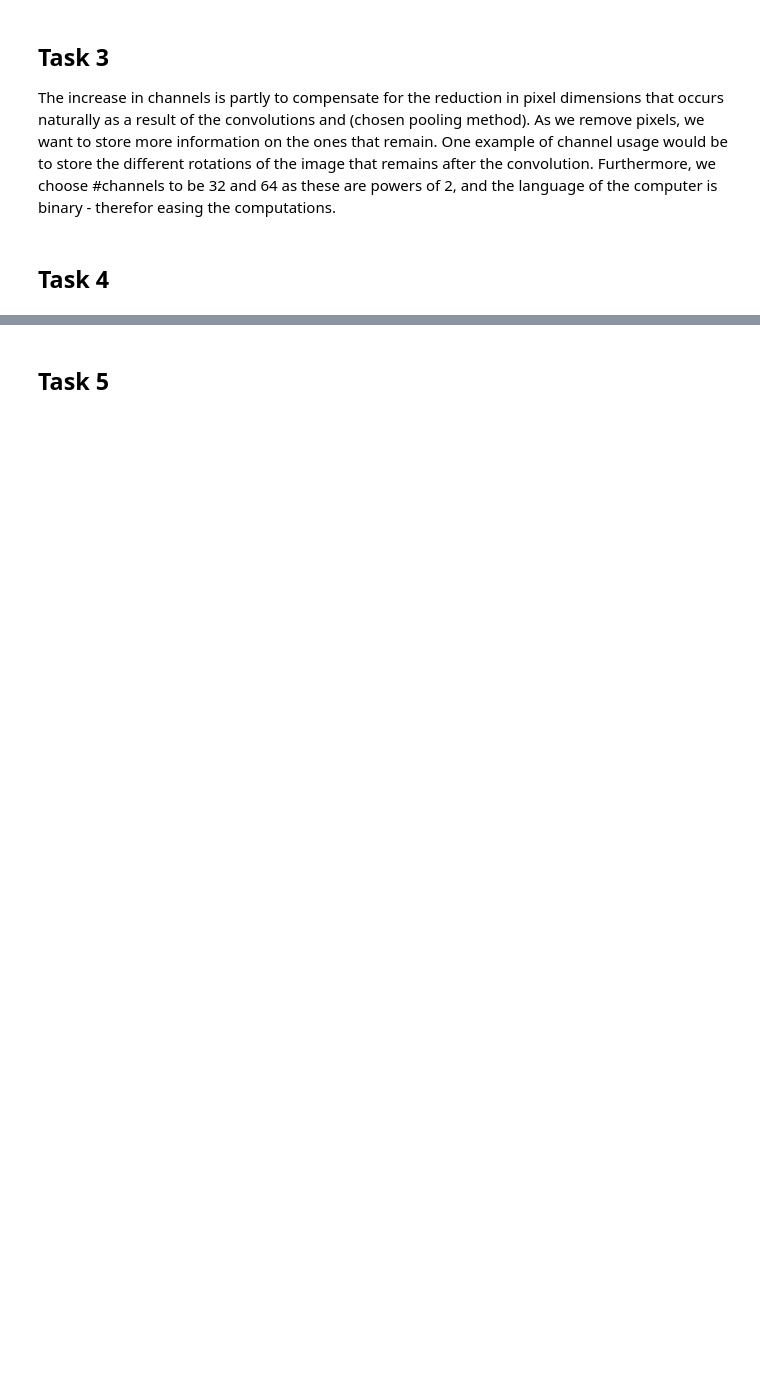
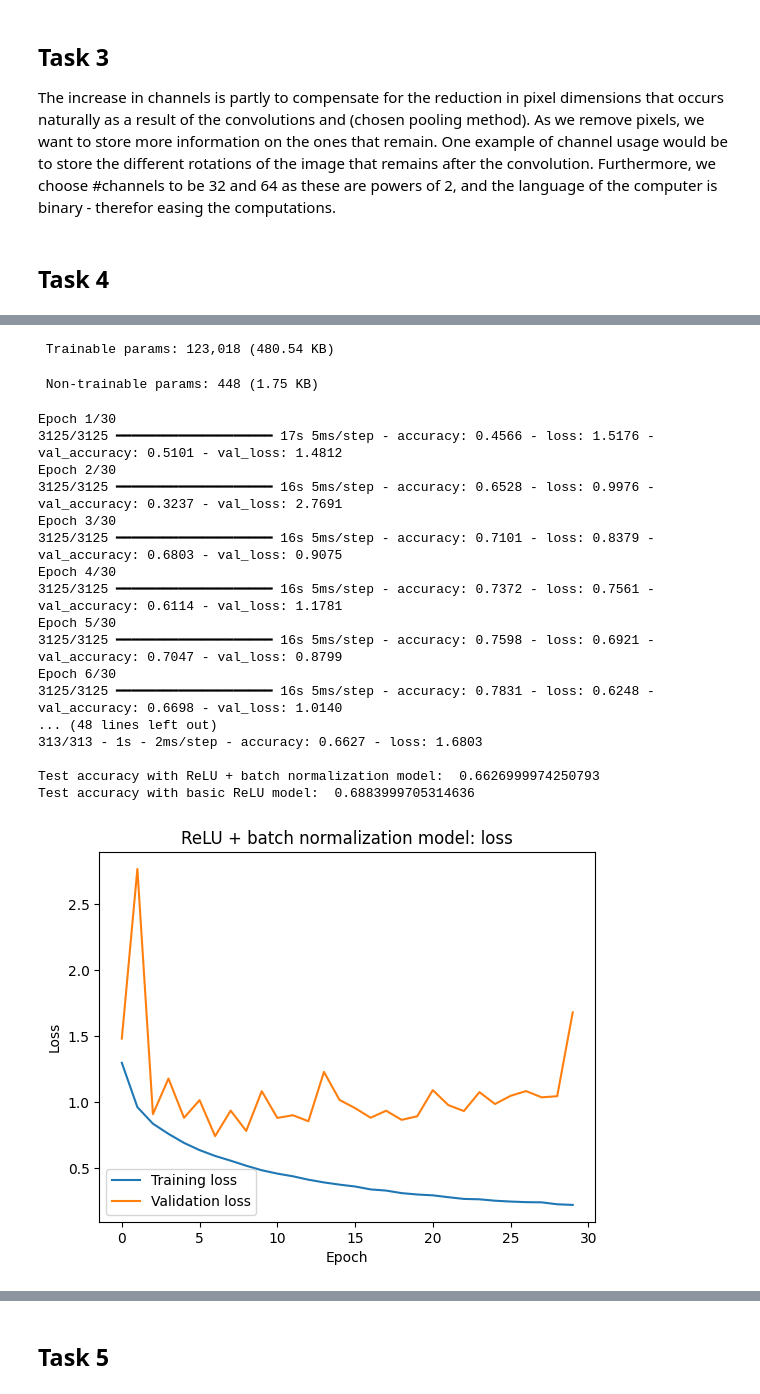
Before and after one commit to aggelitoo/deep_learning, a Jupyter notebook: project2/project2.ipynb, the cells around one changed output, grey strips where cells are left out. Drawn from its saved outputs; the diff is of its cells as text; code cells hidden in the pictures; blank space fills up the shorter version.

```diff
--- a/project2/project2.ipynb
+++ b/project2/project2.ipynb
@@ -305,0 +231,60 @@ test_loss, test_acc = model.evaluate(test_images,  test_labels, verbose=2)
+# %%
+# batch normalization model
+model_bn = models.Sequential(
+    [
+        tf.keras.Input((32, 32, 3)),
+
+        layers.Conv2D(32, (3, 3)),
+        layers.BatchNormalization(),
+        layers.Activation('relu'),
+        layers.MaxPooling2D((2, 2)),
+
+        layers.Conv2D(64, (3, 3)),
+        layers.BatchNormalization(),
+        layers.Activation('relu'),
+        layers.MaxPooling2D((2, 2)),
+
+        layers.Conv2D(64, (3, 3)),
+        layers.BatchNormalization(),
+        layers.Activation('relu'),
+
+        layers.Flatten(),
+        layers.Dense(64),
+        layers.BatchNormalization(),
+        layers.Activation('relu'),
+        layers.Dense(10)
+    ]
+)
+
+model_bn.summary()
+
+model_bn.compile(optimizer='adam',
+              loss=tf.keras.losses.SparseCategoricalCrossentropy(from_logits=True),
+              metrics=['accuracy'])
+
+# default mini-batch size is 32
+history_bn = model_bn.fit(train_images, train_labels, epochs=30,
+                          validation_data=(test_images, test_labels), batch_size=16)
+
+# testing the model
+test_loss_bn, test_acc_bn = model_bn.evaluate(test_images,  test_labels, verbose=2)
+print("\nTest accuracy with ReLU + batch normalization model: ", test_acc_bn)
+print("Test accuracy with basic ReLU model: ", test_acc)
+
+# plotting the results of the batch normalization model
+plt.plot(history_bn.history['loss'], label='Training loss')
+plt.plot(history_bn.history['val_loss'], label = 'Validation loss')
+plt.xlabel('Epoch')
+plt.ylabel('Loss')
+plt.title('ReLU + batch normalization model: loss')
+plt.legend(loc='lower left')
+plt.show()
+
+plt.plot(history.history['loss'], label='Training loss')
+plt.plot(history.history['val_loss'], label = 'Validation loss')
+plt.xlabel('Epoch')
+plt.ylabel('Loss')
+plt.title('Basic ReLU model: loss')
+plt.legend(loc='lower left')
+plt.show()
+# %% [output]
@@ -305,0 +310,20 @@ test_loss, test_acc = model.evaluate(test_images,  test_labels, verbose=2)
+ Trainable params: 123,018 (480.54 KB)
+ Non-trainable params: 448 (1.75 KB)
+Epoch 1/30
+3125/3125 ━━━━━━━━━━━━━━━━━━━━ 17s 5ms/step - accuracy: 0.4566 - loss: 1.5176 - val_accuracy: 0.5101 - val_loss: 1.4812
+Epoch 2/30
+3125/3125 ━━━━━━━━━━━━━━━━━━━━ 16s 5ms/step - accuracy: 0.6528 - loss: 0.9976 - val_accuracy: 0.3237 - val_loss: 2.7691
+Epoch 3/30
+3125/3125 ━━━━━━━━━━━━━━━━━━━━ 16s 5ms/step - accuracy: 0.7101 - loss: 0.8379 - val_accuracy: 0.6803 - val_loss: 0.9075
+Epoch 4/30
+3125/3125 ━━━━━━━━━━━━━━━━━━━━ 16s 5ms/step - accuracy: 0.7372 - loss: 0.7561 - val_accuracy: 0.6114 - val_loss: 1.1781
+Epoch 5/30
+3125/3125 ━━━━━━━━━━━━━━━━━━━━ 16s 5ms/step - accuracy: 0.7598 - loss: 0.6921 - val_accuracy: 0.7047 - val_loss: 0.8799
+Epoch 6/30
+3125/3125 ━━━━━━━━━━━━━━━━━━━━ 16s 5ms/step - accuracy: 0.7831 - loss: 0.6248 - val_accuracy: 0.6698 - val_loss: 1.0140
+... (48 lines left out)
+313/313 - 1s - 2ms/step - accuracy: 0.6627 - loss: 1.6803
+
+Test accuracy with ReLU + batch normalization model:  0.6626999974250793
+Test accuracy with basic ReLU model:  0.6883999705314636
+[figure, added]
```
Also changed, not shown: parts of 30 cells of this notebook, 2 other files.
